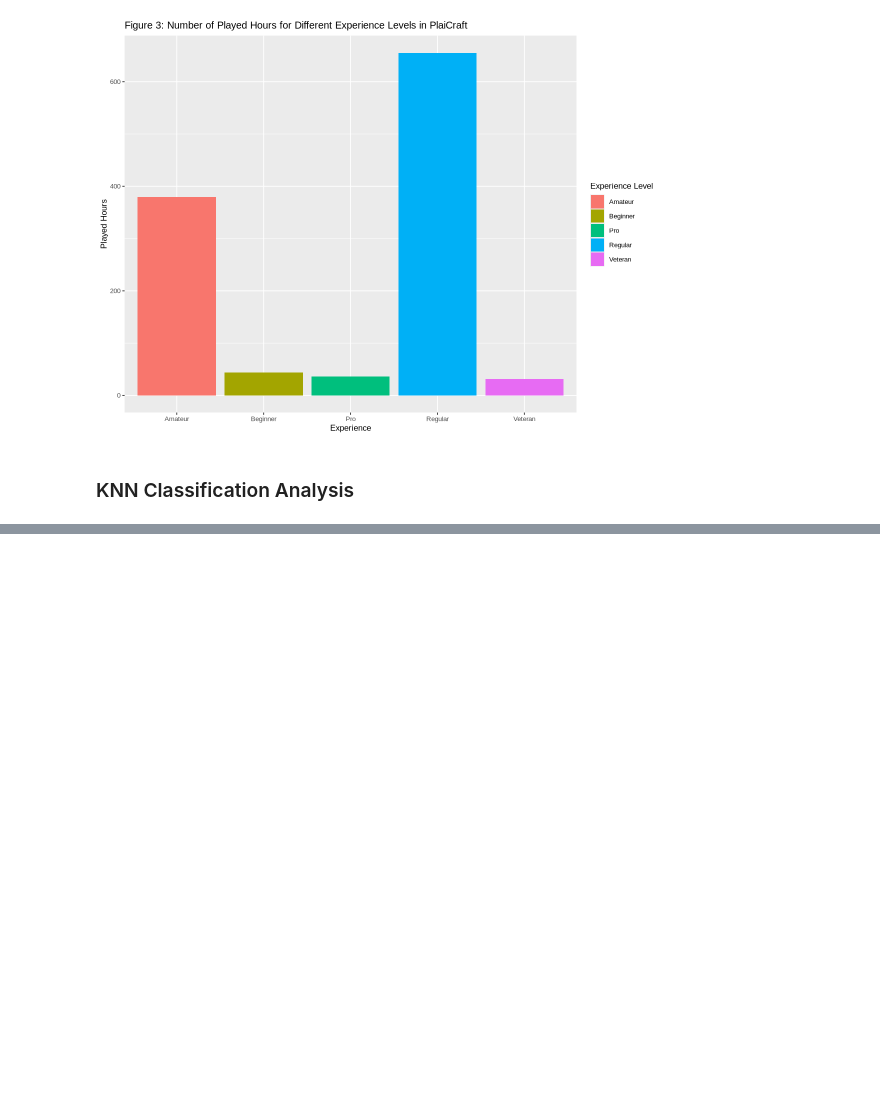
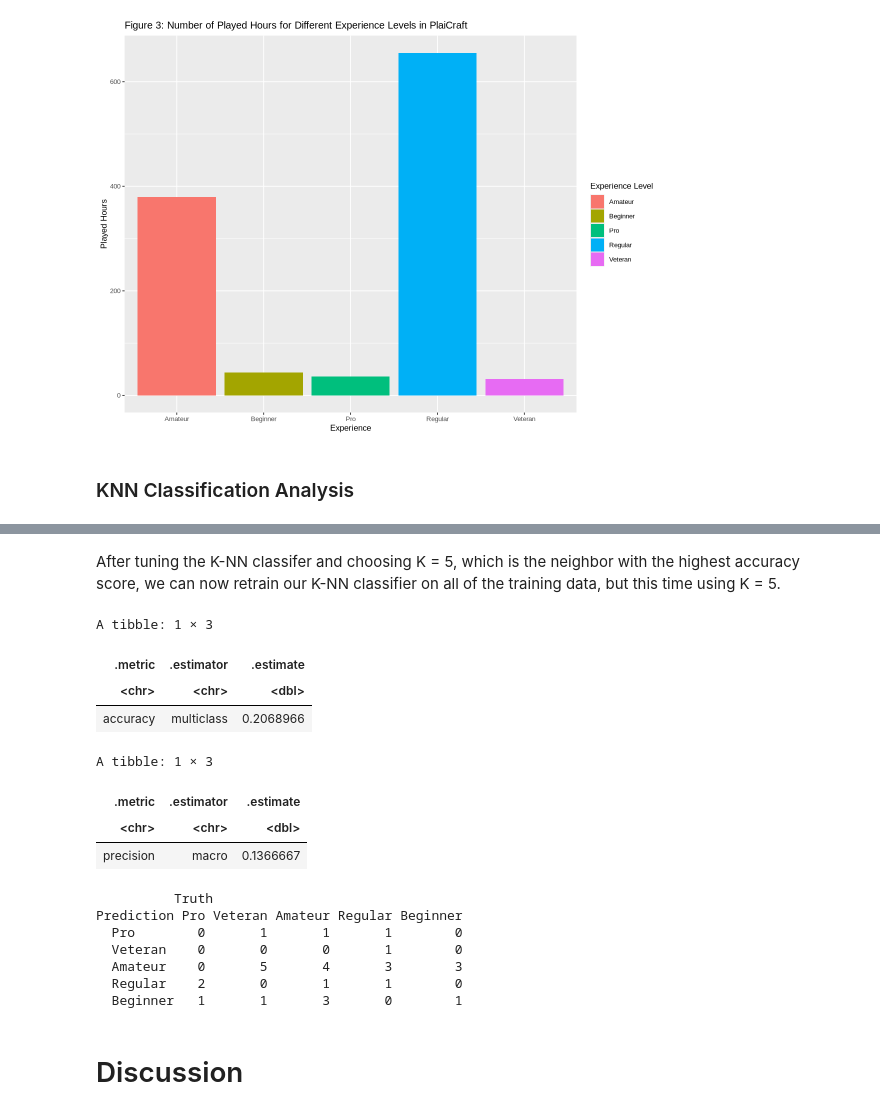
Before and after one commit to DaviddHuang/dsci100_project, a Jupyter notebook: final.ipynb, the cells around one changed output, grey strips where cells are left out. Saved outputs shown, nothing was run; the diff lists cells and outputs as text; code cells hidden in the pictures; blank space fills up the shorter version.

Commit message:
Completed KNN Classification

```diff
--- a/final.ipynb
+++ b/final.ipynb
@@ -123,0 +150,43 @@ knn_spec <- nearest_neighbor(weight_func = "rectangular", neighbors = tune()) |>
+# %% [markdown]
+After tuning the K-NN classifer and choosing K = 5, which is the neighbor with the highest accuracy score, we can now retrain our K-NN classifier on all of the training data, but this time using K = 5.
+# %%
+knn_spec_best_k <- nearest_neighbor(weight_func = "rectangular", neighbors = best_k) |>
+    set_engine("kknn") |>
+    set_mode("classification")
+
+knn_fit_best_k <- workflow() |>
+    add_recipe(experience_recipe) |>
+    add_model(knn_spec_best_k) |>
+    fit(data = training)
+
+experience_test_predictions <- predict(knn_fit_best_k, testing) |>
+    bind_cols(testing)
+
+experience_test_predictions |>
+    metrics(truth = experience, estimate = .pred_class) |>
+    filter(.metric == "accuracy")
+
+experience_test_predictions |>
+    precision(truth = experience, estimate = .pred_class, event_level="first")
+
+matrix <- experience_test_predictions |>
+             conf_mat(truth = experience, estimate = .pred_class)
+matrix
+# %% [output]
+A tibble: 1 × 3
+| .metric | .estimator | .estimate |
+| <chr> | <chr> | <dbl> |
+| accuracy | multiclass | 0.2068966 |
+A tibble: 1 × 3
+| .metric | .estimator | .estimate |
+| <chr> | <chr> | <dbl> |
+| precision | macro | 0.1366667 |
+          Truth
+Prediction Pro Veteran Amateur Regular Beginner
+  Pro        0       1       1       1        0
+  Veteran    0       0       0       1        0
+  Amateur    0       5       4       3        3
+  Regular    2       0       1       1        0
+  Beginner   1       1       3       0        1
+# %% [markdown]
+# Discussion
```
Also changed, not shown: parts of 1 cell of this notebook.
